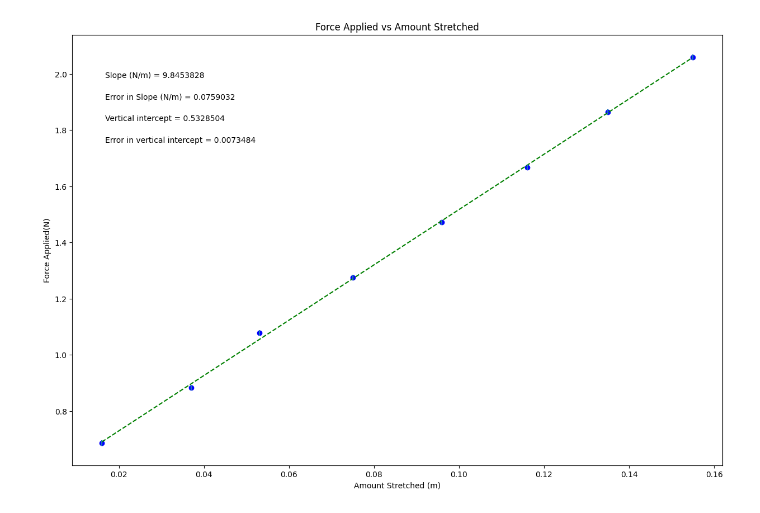
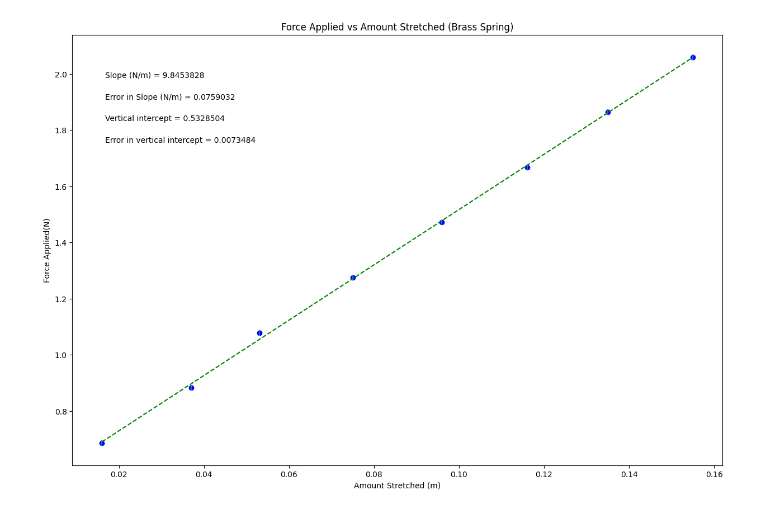
Before and after one commit to readerlu-cmyk/Physics-Lab, a Jupyter notebook: PHSX_Lab_9_plot_1.ipynb, the cells around one changed output. Drawn from its saved outputs; the diff is of its cells as text; code cells hidden in the pictures.

```diff
--- a/PHSX_Lab_9_plot_1.ipynb
+++ b/PHSX_Lab_9_plot_1.ipynb
@@ -37,7 +37,7 @@ dy = Force_error        #this should be your error in y array
 
 #UPDATE EACH OF THESE 4 STRINGS FOR YOUR PLOT LABELS AS YOU WANT THEM TO APPEAR
 
-plot_title= 'Force Applied vs Amount Stretched'
+plot_title= 'Force Applied vs Amount Stretched (Brass Spring)'
 x_label= 'Amount Stretched (m)'
 y_label= 'Force Applied(N)'
 slope_units= 'N/m'
@@ -92,31 +92,31 @@ elif annotation_placement==3 or annotation_placement==4:
 #Don't need to change anything in this section!
 
 #Plot data on graph. Plot error bars and place values for slope,
 #error in slope, and vertical intercept (plus error) on the plot using "annotate"
 
 plt.figure(figsize=(15,10))
 
 plt.plot(x, fit, color='green', linestyle='--')
 plt.scatter(x, y, color='blue', marker='o')
 
 plt.xlabel(x_label)
 plt.ylabel(y_label)
 plt.title(plot_title)
 
 plt.errorbar(x, y, yerr=dy, xerr=None, fmt="none") #don't need to plot x error bars
 
 plt.annotate('Slope ({}) = {value:.{digits}f}'.format(slope_units,value=m, digits=7),
              (xpos, ypos[0]), xycoords='axes fraction')
 
 plt.annotate('Error in Slope ({}) = {value:.{digits}f}'.format(slope_units,value=dm, digits=7),
              (xpos, ypos[1]), xycoords='axes fraction')
 
 plt.annotate('Vertical intercept = {value:.{digits}f}'.format(value=b, digits=7),
              (xpos, ypos[2]), xycoords='axes fraction')
 
 plt.annotate('Error in vertical intercept = {value:.{digits}f}'.format(value=db, digits=7),
              (xpos, ypos[3]), xycoords='axes fraction')
 
 plt.show()
 # %% [output]
-[figure, old version]
+[figure, new version]
```
